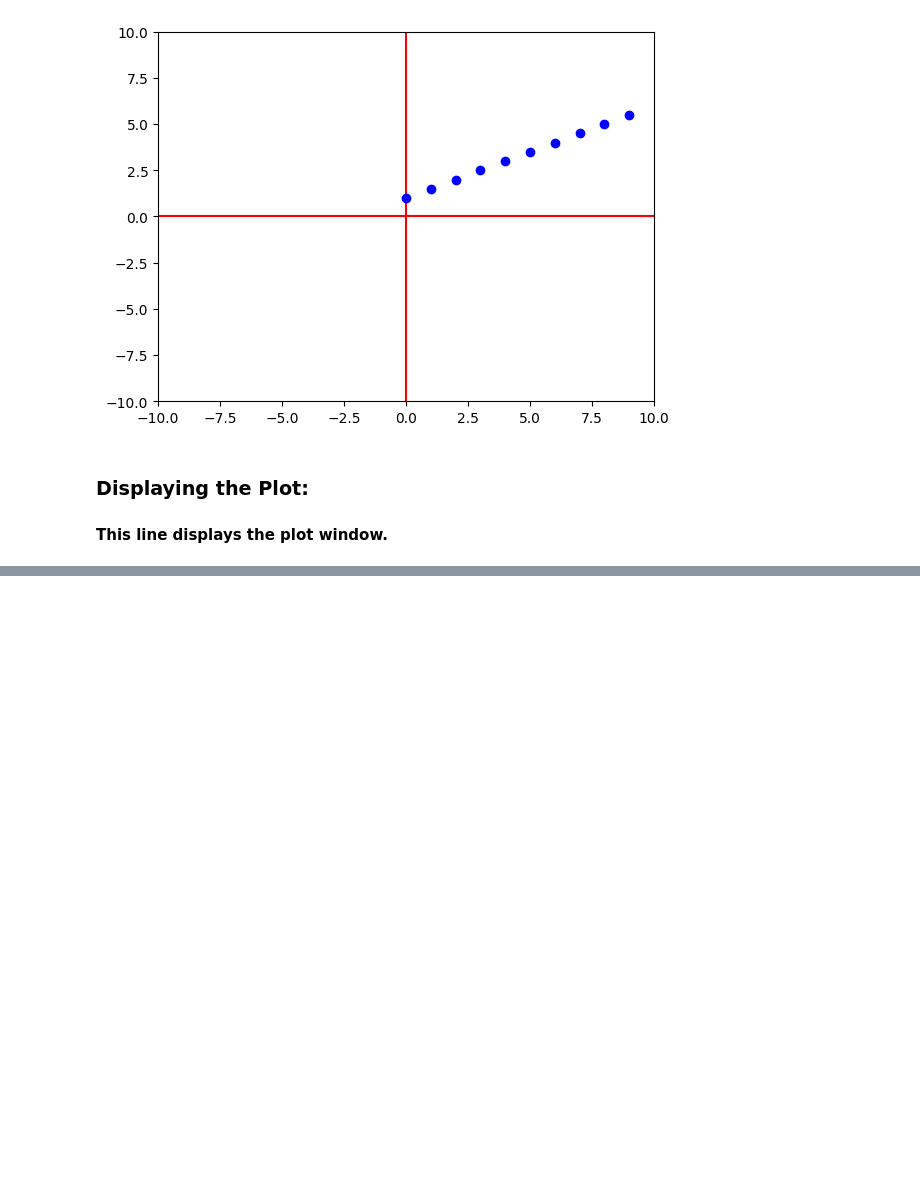
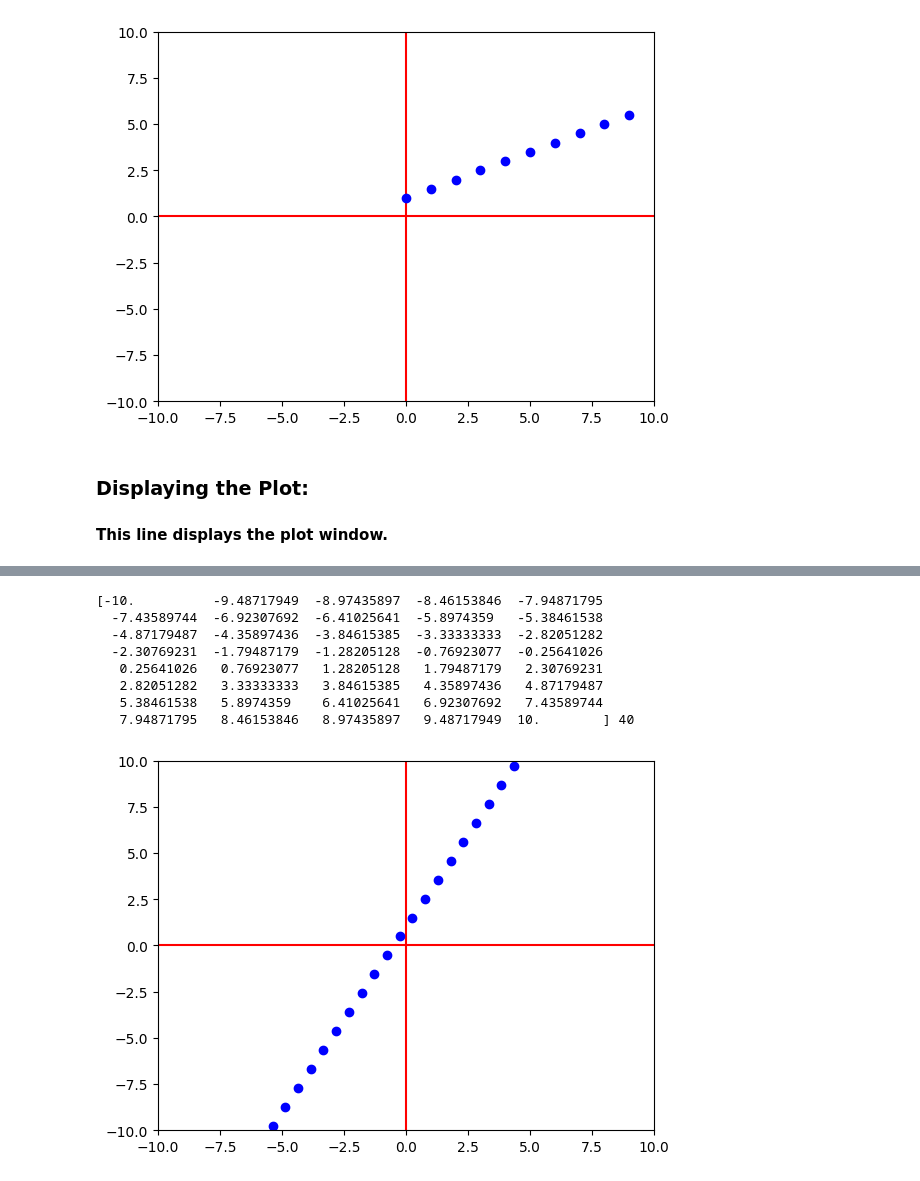
Before and after one commit to Navidullah/algebra_with_python, a Jupyter notebook: lec04_functionsGraph.ipynb, the cells around one changed output, grey strips where cells are left out. Cells and saved outputs as stored; diff of their text form; code cells hidden in the pictures; blank space fills up the shorter version.

```diff
--- a/lec04_functionsGraph.ipynb
+++ b/lec04_functionsGraph.ipynb
@@ -93,19 +112,29 @@ plt.show()
 # %%
-
-
+import numpy as np
 xmin = -10
 xmax = 10
 ymin = -10
 ymax = 10
 points = 2*(xmax-xmin)
 x = np.linspace(xmin, xmax, points)
+print(x,len(x))
 
 fig, ax = plt.subplots()
 plt.axis([xmin,xmax,ymin,ymax]) # window size
-plt.plot([xmin,xmax],[0,0],'b') # blue x axis
-plt.plot([0,0],[ymin,ymax], 'b') # blue y axis
+plt.plot([xmin,xmax],[0,0],'r') # red x axis
+plt.plot([0,0],[ymin,ymax], 'r') # red y axis
 
 y = 2*x +1
-plt.plot(x,y, 'pink')
+plt.plot(x,y, 'bo')
 
 plt.show()
+# %% [output]
+[-10.          -9.48717949  -8.97435897  -8.46153846  -7.94871795
+  -7.43589744  -6.92307692  -6.41025641  -5.8974359   -5.38461538
+  -4.87179487  -4.35897436  -3.84615385  -3.33333333  -2.82051282
+  -2.30769231  -1.79487179  -1.28205128  -0.76923077  -0.25641026
+   0.25641026   0.76923077   1.28205128   1.79487179   2.30769231
+   2.82051282   3.33333333   3.84615385   4.35897436   4.87179487
+   5.38461538   5.8974359    6.41025641   6.92307692   7.43589744
+   7.94871795   8.46153846   8.97435897   9.48717949  10.        ] 40
+[figure, added]
```
Also changed, not shown: parts of 5 cells of this notebook.
